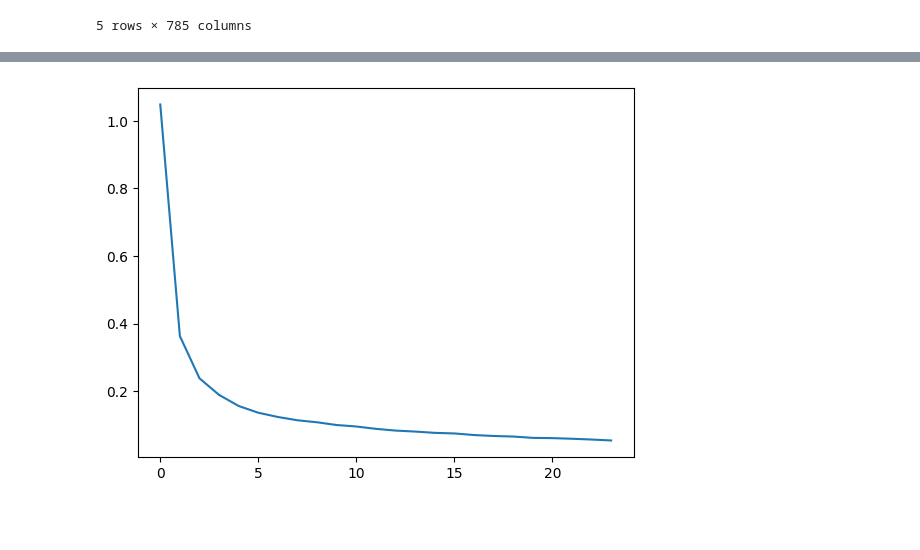
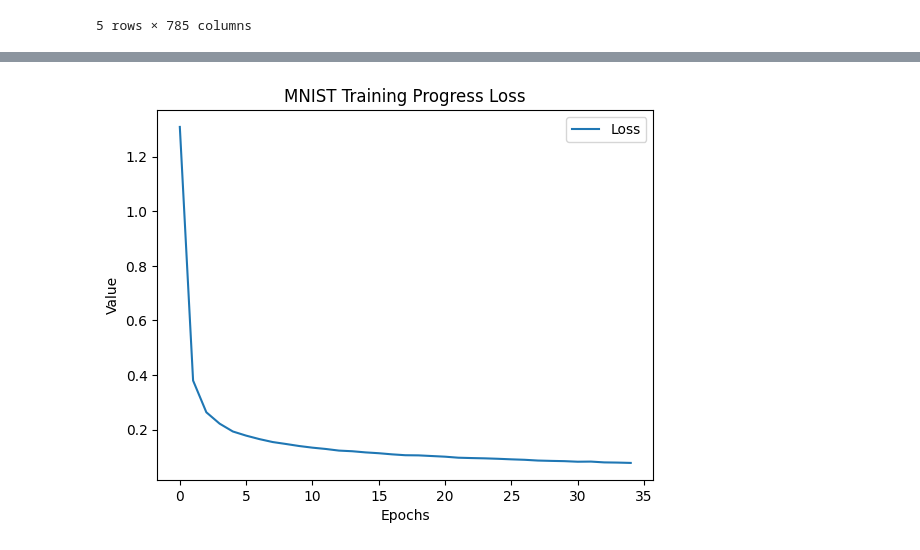
Before and after one commit to alexchtst/skripsi-train-model, a Jupyter notebook: module-train/kagle-train.ipynb, the cells around one changed output, grey strips where cells are left out. Cells and saved outputs as stored; diff of their text form; code cells hidden in the pictures; blank space fills up the shorter version.

Commit message:
feat: fix the model

```diff
--- a/module-train/kagle-train.ipynb
+++ b/module-train/kagle-train.ipynb
@@ -1228,0 +1360,2 @@ Epoch 10/10 | Avg Loss: 0.099930
+# %%
+model.fit(x, one_hot_targets, batch_size=64)
@@ -1229,3 +1373,3 @@ Epoch 10/10 | Avg Loss: 0.099930
 # %%
-model.fit(x, one_hot_targets, 5)
+model.fit(x, one_hot_targets, 5, batch_size=64)
 # %% [output]
@@ -1237,3 +1381,3 @@ Epoch 5/5 | Avg Loss: 0.076790
 # %%
-model.fit(x, one_hot_targets)
+model.evaluate(x, one_hot_targets)
 # %% [output]
@@ -1312,6 +1472,7 @@ def save_model_config(
 # %%
 model_conf = model.get_models_config
 print(len(model_conf))
-loss = model_conf[10:-1]
-model_conf = model_conf[:10]
+loss = model.loss_hist
+acc = model.acc_hist
+model_conf = model_conf
 # %% [output]
@@ -1358,11 +1548,20 @@ Model saved in folder: /kaggle/working/folder_results_mnist_results_20260612_145
 # %%
 from matplotlib import pyplot as plt
 
 l = loss
+a = acc
 t = [i for i in range(len(l))]
 
-plt.plot(t, l)
-plt.savefig('plot_loss_folder_results_mnist_folder_results_mnist_results_20260501_134545.png')
+plt.plot(t, l, label='Loss')
+
+plt.title('MNIST Training Progress Loss')
+
+plt.legend()
+
+plt.xlabel('Epochs')
+plt.ylabel('Value')
+
+plt.savefig('plot_loss_folder_results_mnist_folder_results_mnist_lost_results.png')
 plt.show()
 # %% [output]
-[figure, old version]
+[figure, new version]
```
Also changed, not shown: parts of 16 cells of this notebook, 9 other files.
